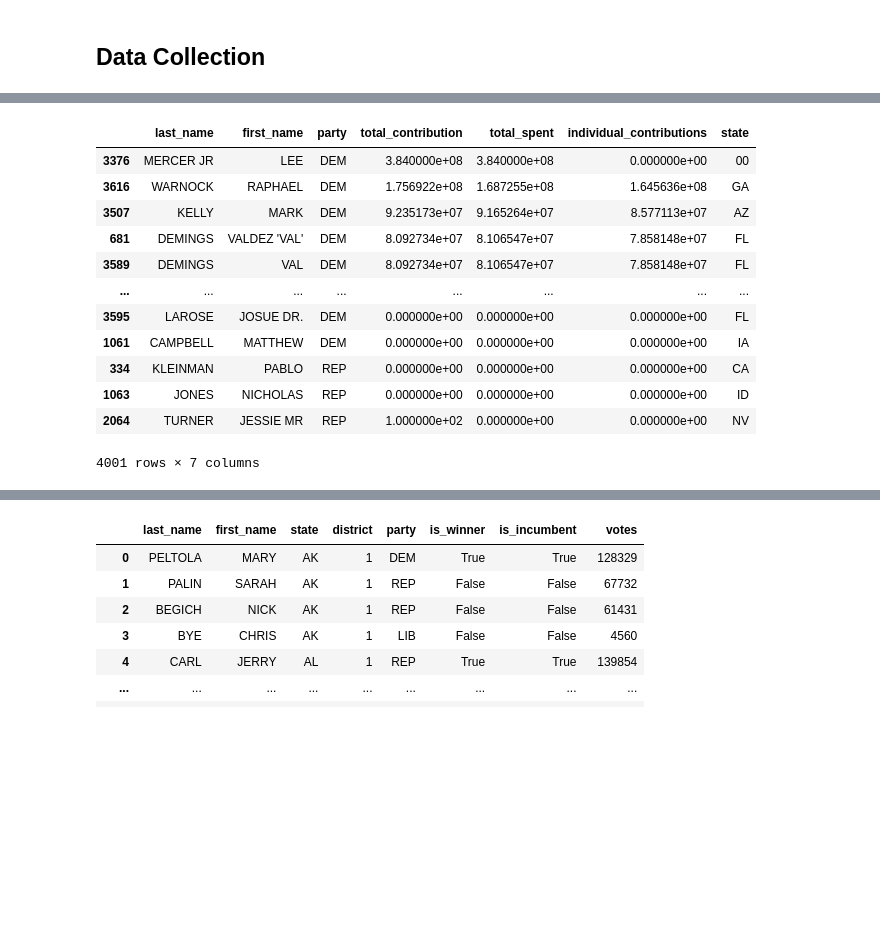
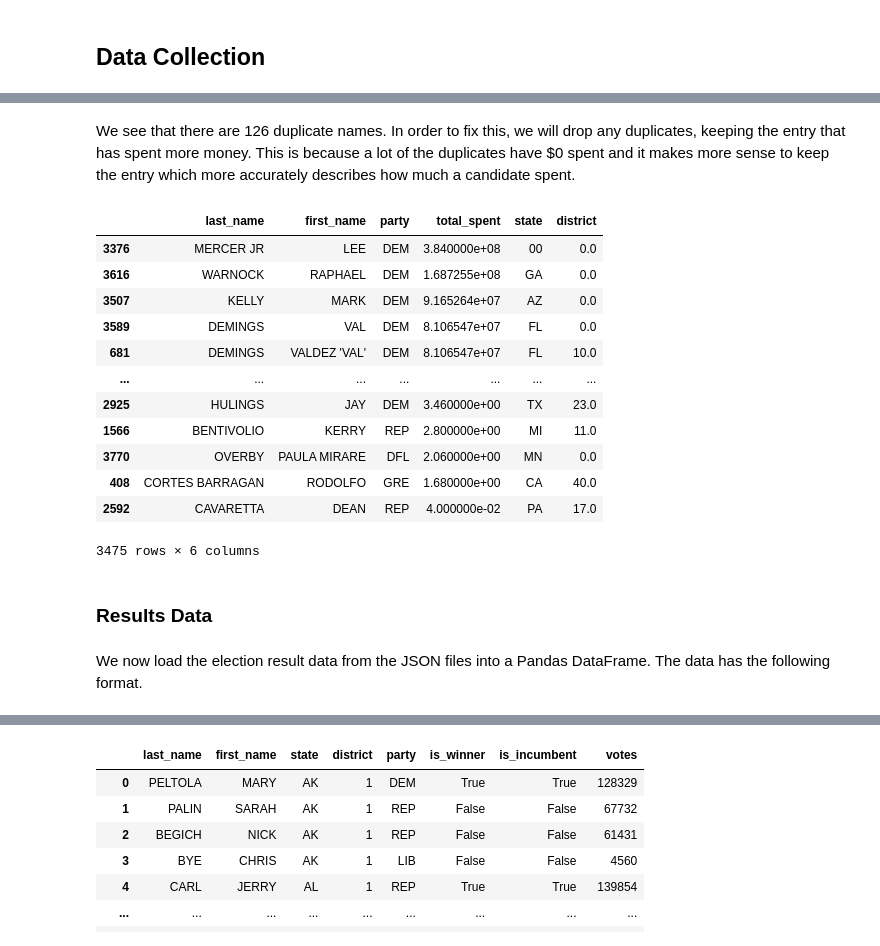
Before and after one commit to tonywu315/campaign-finance, a Jupyter notebook: analysis.ipynb, the cells around one changed output, grey strips where cells are left out. Cells and saved outputs as stored; diff of their text form; code cells hidden in the pictures; blank space fills up the shorter version.

```diff
--- a/analysis.ipynb
+++ b/analysis.ipynb
@@ -41,8 +82,10 @@ with open("senate.json", "wb") as f:
 # %%
-finance_df = pd.read_csv("weball22.txt", sep="|", header=None)[[1, 4, 5, 7, 17, 18]]
-finance_df.columns = ["name", "party", "total_contribution", "total_spent", "individual_contributions", "state"]
+# Read data into finance_df dataframe and keep important columns
+finance_df = pd.read_csv("data/weball22.txt", sep="|", header=None)[[1, 4, 7, 18, 19]]
+finance_df.columns = ["name", "party", "total_spent", "state", "district"]
 finance_df
 
+# Split the name column into first and last name
 df = finance_df["name"].str.split(", ", n=1, expand=True)
 df.columns = ["last_name", "first_name"]
 finance_df = df.join(finance_df.iloc[:, 1:])
@@ -64,21 +126,28 @@ finance_df
+# %% [markdown]
+We see that there are 126 duplicate names. In order to fix this, we will drop any duplicates, keeping the entry that has spent more money. This is because a lot of the duplicates have $0 spent and it makes more sense to keep the entry which more accurately describes how much a candidate spent.
 # %%
+# Sort by total spent and keep the first entry for duplicates
 finance_df = (
-    finance_df[finance_df["total_spent"] >= 0]
+    finance_df[finance_df["total_spent"] > 0]
     .sort_values("total_spent", ascending=False)
     .drop_duplicates(subset=["first_name", "last_name"], keep="first")
 )
 finance_df
 # %% [output]
-|  | last_name | first_name | party | total_contribution | total_spent | individual_contributions | state |
-| 3376 | MERCER JR | LEE | DEM | 3.840000e+08 | 3.840000e+08 | 0.000000e+00 | 00 |
-| 3616 | WARNOCK | RAPHAEL | DEM | 1.756922e+08 | 1.687255e+08 | 1.645636e+08 | GA |
-| 3507 | KELLY | MARK | DEM | 9.235173e+07 | 9.165264e+07 | 8.577113e+07 | AZ |
-| 681 | DEMINGS | VALDEZ 'VAL' | DEM | 8.092734e+07 | 8.106547e+07 | 7.858148e+07 | FL |
-| 3589 | DEMINGS | VAL | DEM | 8.092734e+07 | 8.106547e+07 | 7.858148e+07 | FL |
-| ... | ... | ... | ... | ... | ... | ... | ... |
-| 3595 | LAROSE | JOSUE DR. | DEM | 0.000000e+00 | 0.000000e+00 | 0.000000e+00 | FL |
-| 1061 | CAMPBELL | MATTHEW | DEM | 0.000000e+00 | 0.000000e+00 | 0.000000e+00 | IA |
-| 334 | KLEINMAN | PABLO | REP | 0.000000e+00 | 0.000000e+00 | 0.000000e+00 | CA |
-| 1063 | JONES | NICHOLAS | REP | 0.000000e+00 | 0.000000e+00 | 0.000000e+00 | ID |
-| 2064 | TURNER | JESSIE MR | REP | 1.000000e+02 | 0.000000e+00 | 0.000000e+00 | NV |
+|  | last_name | first_name | party | total_spent | state | district |
+| 3376 | MERCER JR | LEE | DEM | 3.840000e+08 | 00 | 0.0 |
+| 3616 | WARNOCK | RAPHAEL | DEM | 1.687255e+08 | GA | 0.0 |
+| 3507 | KELLY | MARK | DEM | 9.165264e+07 | AZ | 0.0 |
+| 3589 | DEMINGS | VAL | DEM | 8.106547e+07 | FL | 0.0 |
+| 681 | DEMINGS | VALDEZ 'VAL' | DEM | 8.106547e+07 | FL | 10.0 |
+| ... | ... | ... | ... | ... | ... | ... |
+| 2925 | HULINGS | JAY | DEM | 3.460000e+00 | TX | 23.0 |
+| 1566 | BENTIVOLIO | KERRY | REP | 2.800000e+00 | MI | 11.0 |
+| 3770 | OVERBY | PAULA MIRARE | DFL | 2.060000e+00 | MN | 0.0 |
+| 408 | CORTES BARRAGAN | RODOLFO | GRE | 1.680000e+00 | CA | 40.0 |
+| 2592 | CAVARETTA | DEAN | REP | 4.000000e-02 | PA | 17.0 |
-4001 rows × 7 columns
+3475 rows × 6 columns
+# %% [markdown]
+### Results Data
+# %% [markdown]
+We now load the election result data from the JSON files into a Pandas DataFrame. The data has the following format.
```
Also changed, not shown: parts of 57 cells of this notebook, 7 other files.
